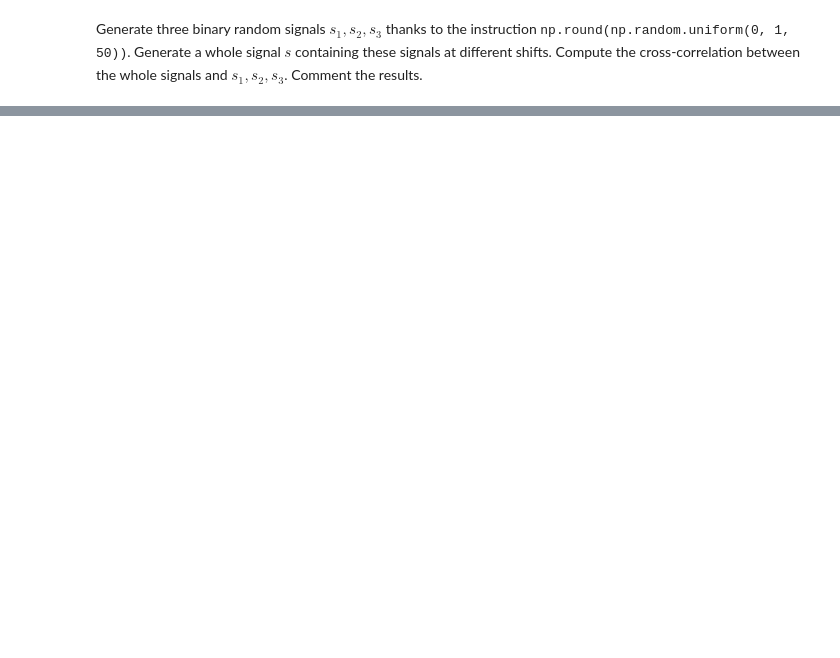
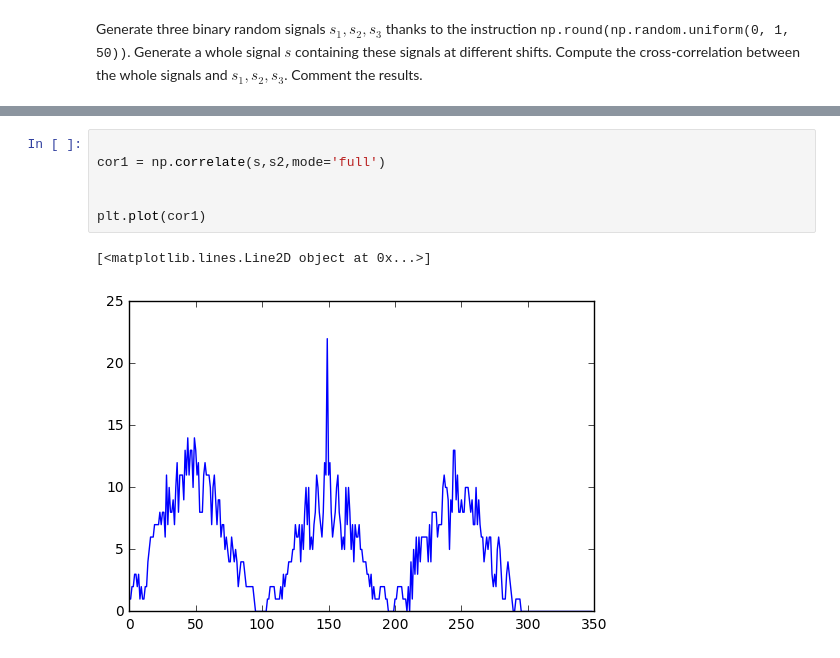
Before and after one commit to robertopao/DSP-TP-1617, a Jupyter notebook: Lab1/python/Lab1.ipynb, the cells around one changed output, grey strips where cells are left out. Saved outputs shown, nothing was run; the diff lists cells and outputs as text; blank space fills up the shorter version.

```diff
--- a/Lab1/python/Lab1.ipynb
+++ b/Lab1/python/Lab1.ipynb
@@ -296,0 +355,9 @@ Generate three binary random signals $s_1, s_2, s_3$ thanks to the instruction <
+# %%
+
+cor1 = np.correlate(s,s2,mode='full')
+
+
+plt.plot(cor1)
+# %% [output]
+[<matplotlib.lines.Line2D object at 0x...>]
+[figure, added]
```
Also changed, not shown: parts of 10 cells of this notebook.
